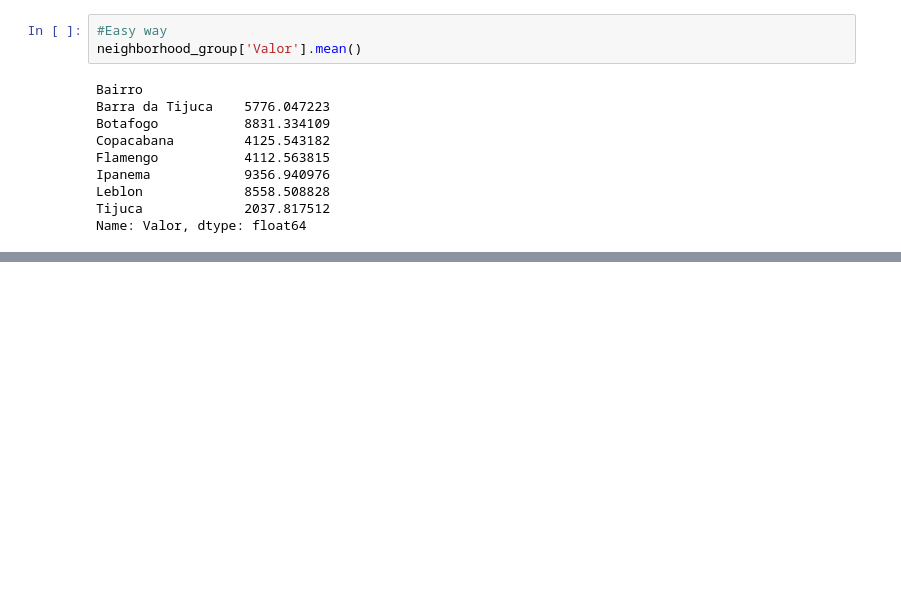
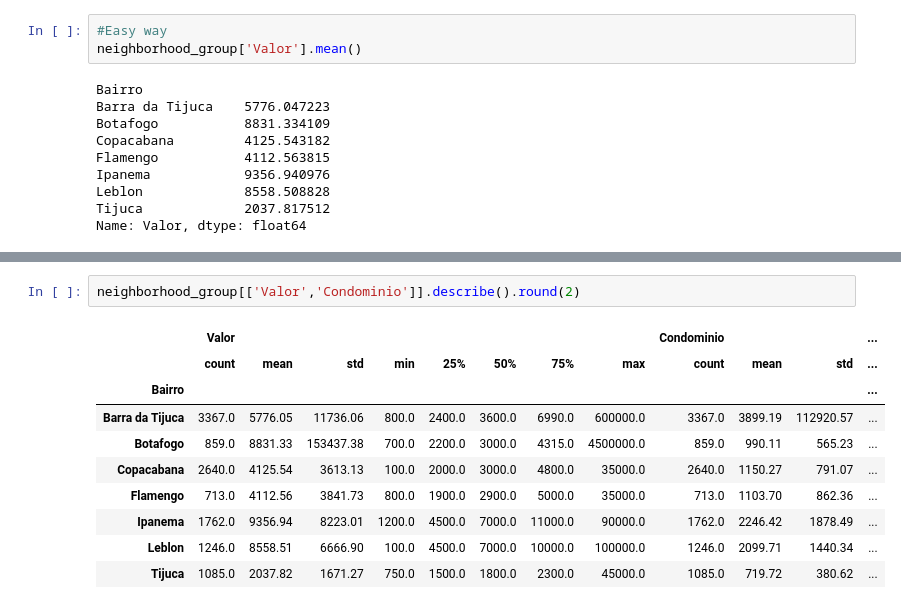
Before and after one commit to felipepereira2697/DataScience, a Jupyter notebook: Grouping.ipynb, the cells around one changed output, grey strips where cells are left out. Drawn from its saved outputs; the diff is of its cells as text; blank space fills up the shorter version.

```diff
--- a/Grouping.ipynb
+++ b/Grouping.ipynb
@@ -101,0 +112,13 @@ neighborhood_group[['Valor']''.mean().round(2)
+# %%
+neighborhood_group[['Valor','Condominio']].describe().round(2)
+# %% [output]
+|  | Valor |  |  |  |  |  |  |  | Condominio |  |  | ... |
+|  | count | mean | std | min | 25% | 50% | 75% | max | count | mean | std | ... |
+| Bairro |  |  |  |  |  |  |  |  |  |  |  | ... |
+| Barra da Tijuca | 3367.0 | 5776.05 | 11736.06 | 800.0 | 2400.0 | 3600.0 | 6990.0 | 600000.0 | 3367.0 | 3899.19 | 112920.57 | ... |
+| Botafogo | 859.0 | 8831.33 | 153437.38 | 700.0 | 2200.0 | 3000.0 | 4315.0 | 4500000.0 | 859.0 | 990.11 | 565.23 | ... |
+| Copacabana | 2640.0 | 4125.54 | 3613.13 | 100.0 | 2000.0 | 3000.0 | 4800.0 | 35000.0 | 2640.0 | 1150.27 | 791.07 | ... |
+| Flamengo | 713.0 | 4112.56 | 3841.73 | 800.0 | 1900.0 | 2900.0 | 5000.0 | 35000.0 | 713.0 | 1103.70 | 862.36 | ... |
+| Ipanema | 1762.0 | 9356.94 | 8223.01 | 1200.0 | 4500.0 | 7000.0 | 11000.0 | 90000.0 | 1762.0 | 2246.42 | 1878.49 | ... |
+| Leblon | 1246.0 | 8558.51 | 6666.90 | 100.0 | 4500.0 | 7000.0 | 10000.0 | 100000.0 | 1246.0 | 2099.71 | 1440.34 | ... |
+| Tijuca | 1085.0 | 2037.82 | 1671.27 | 750.0 | 1500.0 | 1800.0 | 2300.0 | 45000.0 | 1085.0 | 719.72 | 380.62 | ... |
```
Also changed, not shown: parts of 7 cells of this notebook.
